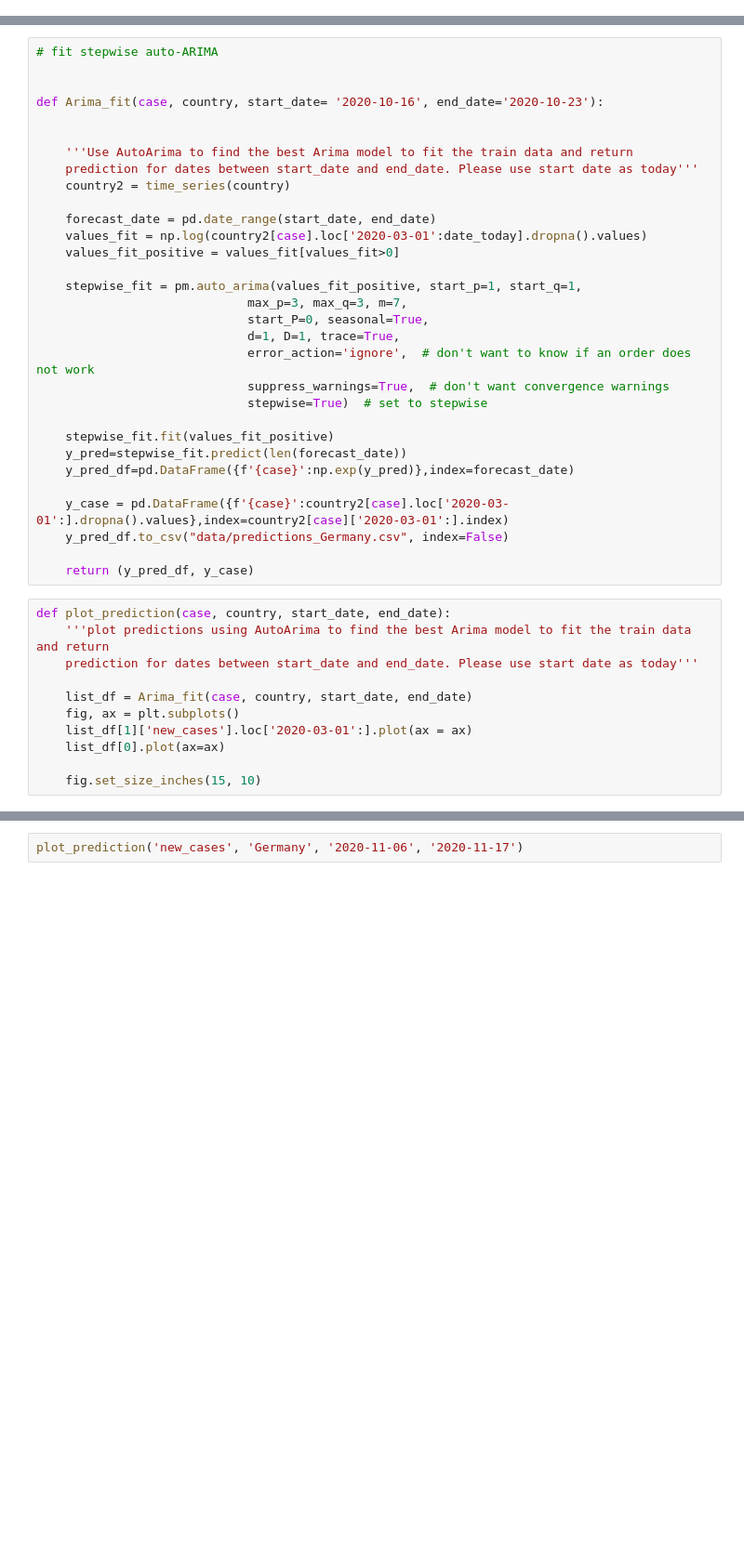
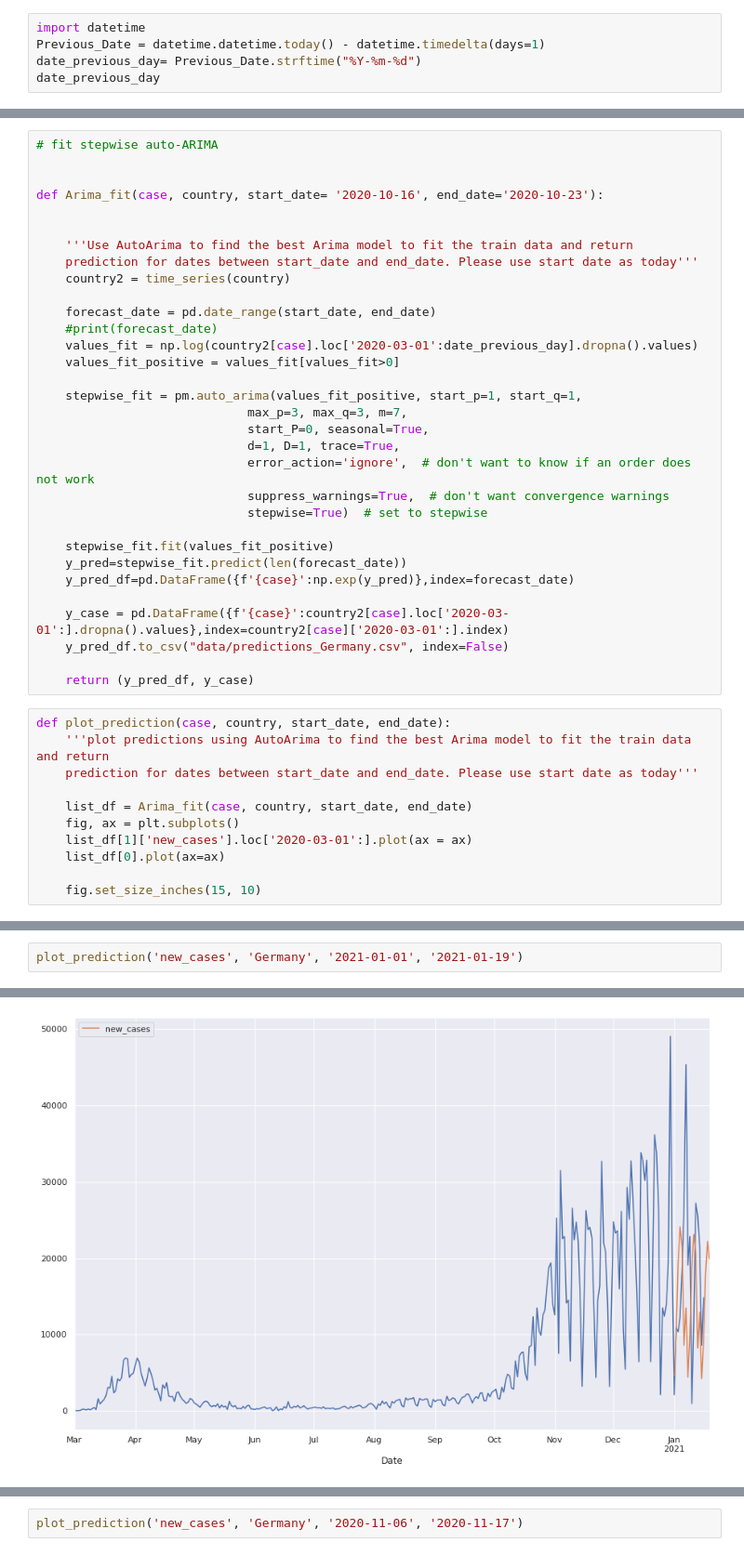
Before and after one commit to Appy1310/Time_series_Covid, a Jupyter notebook: Covid_with functions.ipynb, the cells around one changed output, grey strips where cells are left out. Shown at 93% size. Drawn from its saved outputs; the diff is of its cells as text; blank space fills up the shorter version.

```diff
--- a/Covid_with functions.ipynb
+++ b/Covid_with functions.ipynb
@@ -108,0 +112,5 @@ date_today = now.strftime("%Y-%m-%d")
+# %%
+import datetime
+Previous_Date = datetime.datetime.today() - datetime.timedelta(days=1)
+date_previous_day= Previous_Date.strftime("%Y-%m-%d")
+date_previous_day
@@ -118,7 +128,8 @@ def Arima_fit(case, country, start_date= '2020-10-16', end_date='2020-10-23'):
     country2 = time_series(country)
 
     forecast_date = pd.date_range(start_date, end_date)
-    values_fit = np.log(country2[case].loc['2020-03-01':date_today].dropna().values)
+    #print(forecast_date)
+    values_fit = np.log(country2[case].loc['2020-03-01':date_previous_day].dropna().values)
     values_fit_positive = values_fit[values_fit>0]
 
     stepwise_fit = pm.auto_arima(values_fit_positive, start_p=1, start_q=1,
@@ -208,0 +200,3 @@ Total fit time: 76.391 seconds
+# %%
+plot_prediction('new_cases', 'Germany', '2021-01-01', '2021-01-19')
+# %% [output]
@@ -209,3 +220,4 @@ Total fit time: 76.391 seconds
+[figure, added]
 # %%
 Arima_fit('new_cases', 'Germany', '2020-11-04', '2020-11-17')
 # %% [output]
```
Also changed, not shown: parts of 11 cells of this notebook, 6 other files.
